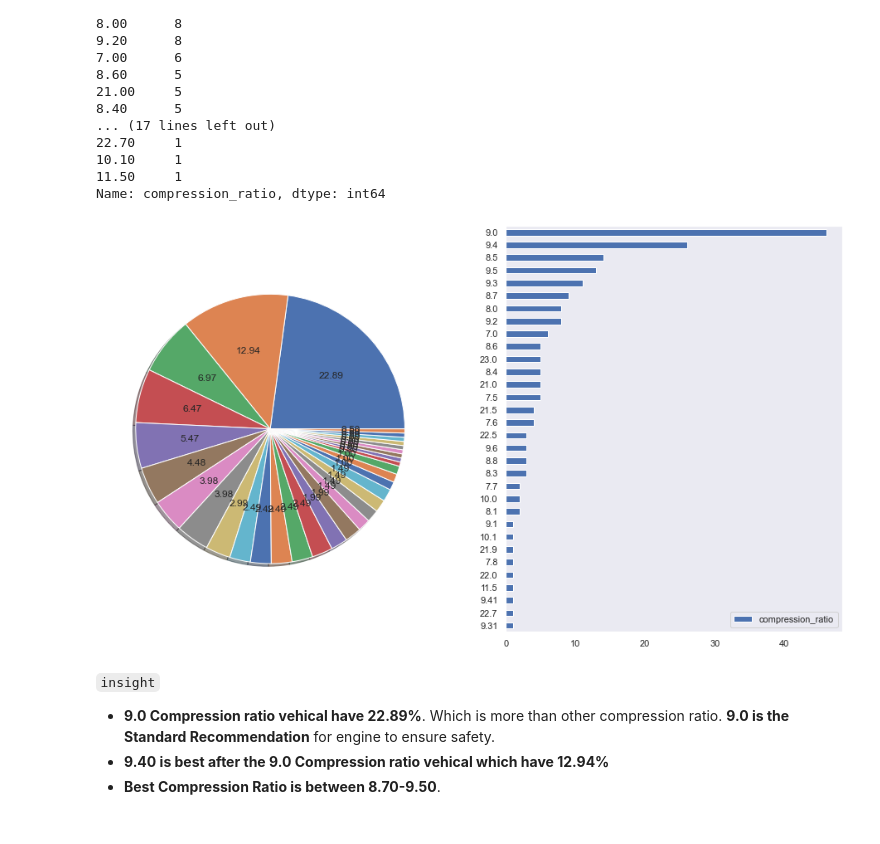
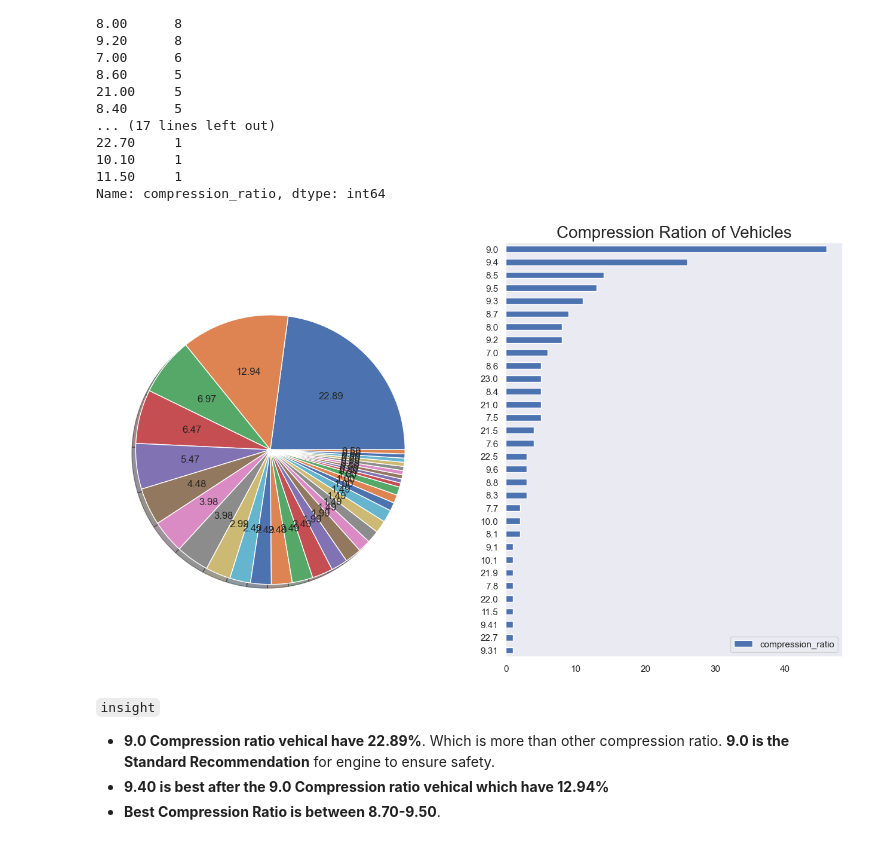
Before and after one commit to shivji-sj/Data-Analysis-Using-Python, a Jupyter notebook: Automobile Dataset Analysis/Automobile Dataset Analysis.ipynb, the cells around one changed output. Drawn from its saved outputs; the diff is of its cells as text; code cells hidden in the pictures.

```diff
--- a/Automobile Dataset Analysis/Automobile Dataset Analysis.ipynb
+++ b/Automobile Dataset Analysis/Automobile Dataset Analysis.ipynb
@@ -229,18 +282,20 @@ Name: compression_ratio, dtype: int64
 # %%
 plt.figure(figsize=(16, 9) )
 # pie plot
 plt.subplot(1,2,1)
 plt.pie(df.compression_ratio.value_counts(),shadow=True, autopct="%0.2f")
 # plt.legend(df.compression_ratio.value_counts(), loc=1)
 
 
 # horizontal barplot
 plt.subplot(1,2,2)
 df.compression_ratio.value_counts(ascending=True).plot.barh()
+plt.title("Compression Ration of Vehicles", size=20)
 plt.legend()
+plt.savefig("Compression Ration of Vehical.png")
 plt.show()
 # %% [output]
-[figure, old version]
+[figure, new version]
 # %% [markdown]
 `insight`
 
```
Also changed, not shown: parts of 49 cells of this notebook, 22 other files.
